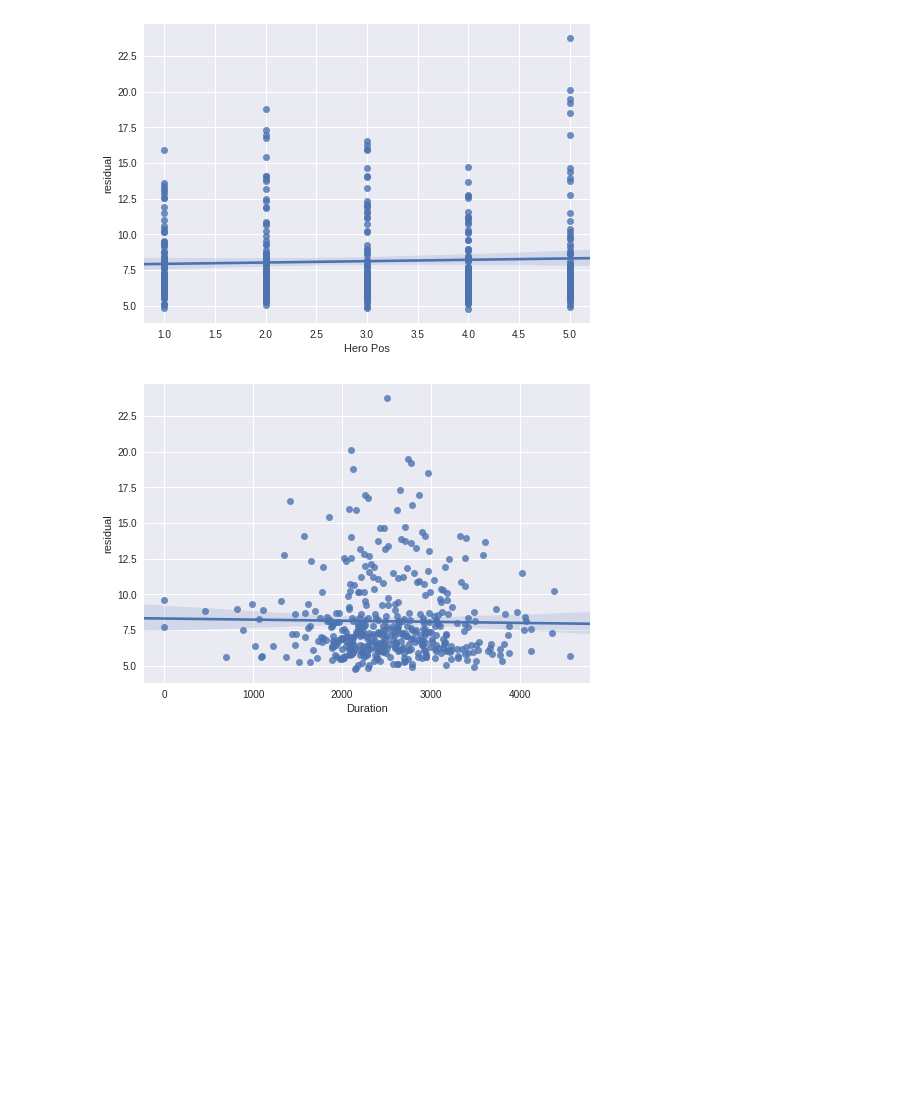
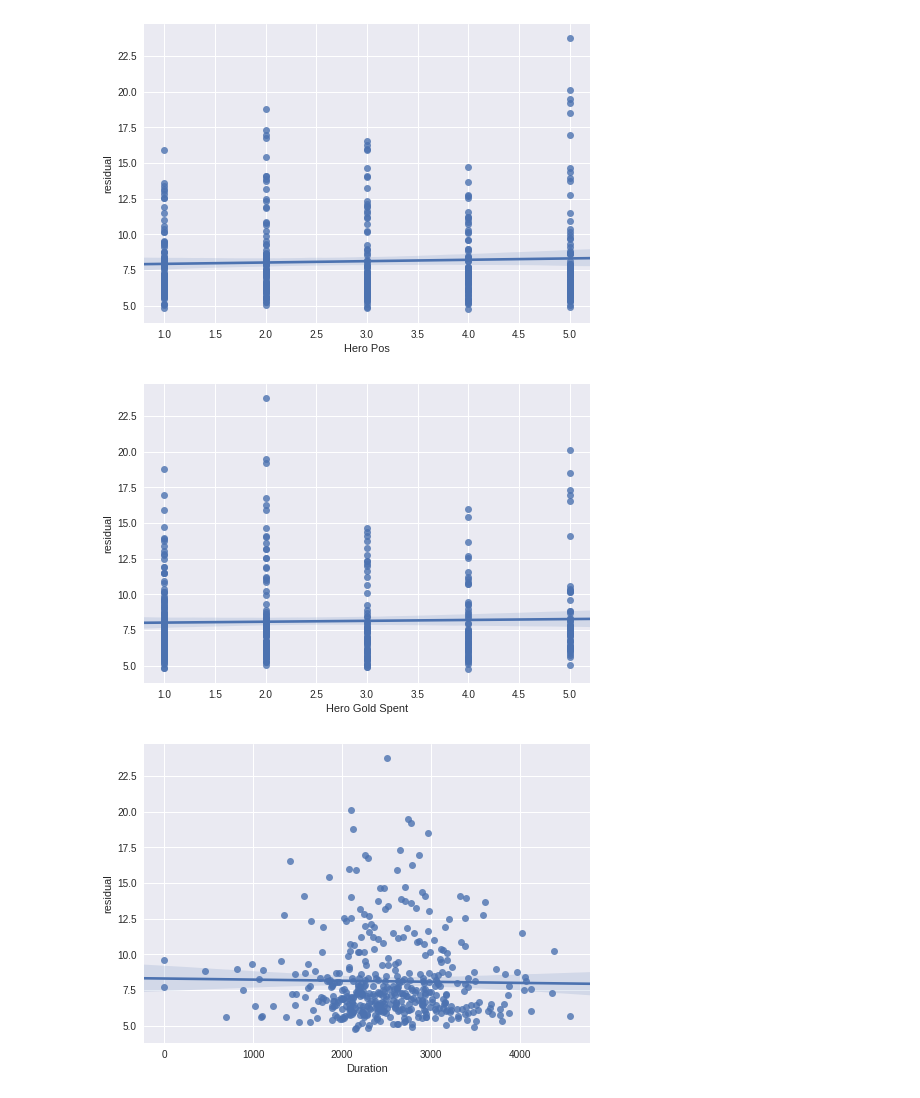
Before and after one commit to beelze-b/Open-Dota-Exploration, a Jupyter notebook: WeightsAndResiduals.ipynb, the cells around one changed output. Saved outputs shown, nothing was run; the diff lists cells and outputs as text; code cells hidden in the pictures; blank space fills up the shorter version.

```diff
--- a/WeightsAndResiduals.ipynb
+++ b/WeightsAndResiduals.ipynb
@@ -190,6 +190,19 @@ def heroKD(row):
                 largestAbsoluteSoFar = abs(value)
                 returnVal = int(pos[3:4])
     return returnVal
+
+def heroGoldSpent(row):
+    faction = ['radiant', 'dire']
+    poss = ['pos1', 'pos2', 'pos3', 'pos4', 'pos5']
+    largestAbsoluteSoFar = -1
+    returnVal = -1
+    for pos in poss:
+        for fac in faction:
+            value = row[fac + '_' + pos + '_gold_spent']
+            if abs(value) >= largestAbsoluteSoFar:
+                largestAbsoluteSoFar = abs(value)
+                returnVal = int(pos[3:4])
+    return returnVal
 # %%
 kill_difference = np.abs(df.apply(RadiantDireDifference, args=('kills',), axis=1))
 sns.regplot(kill_difference, df['residual'])
@@ -287,6 +300,13 @@ ax.set_xlabel("Hero Pos")
 plt.show()
 # %% [output]
 [figure]
+# %%
+sns.regplot(df.apply(heroGoldSpent, axis=1), df['residual'])
+ax = plt.gca()
+ax.set_xlabel("Hero Gold Spent")
+plt.show()
+# %% [output]
+[figure, added]
 # %%
 sns.regplot(df['duration'], df['residual'])
 ax = plt.gca()
```
Also changed, not shown: parts of 8 cells of this notebook.
